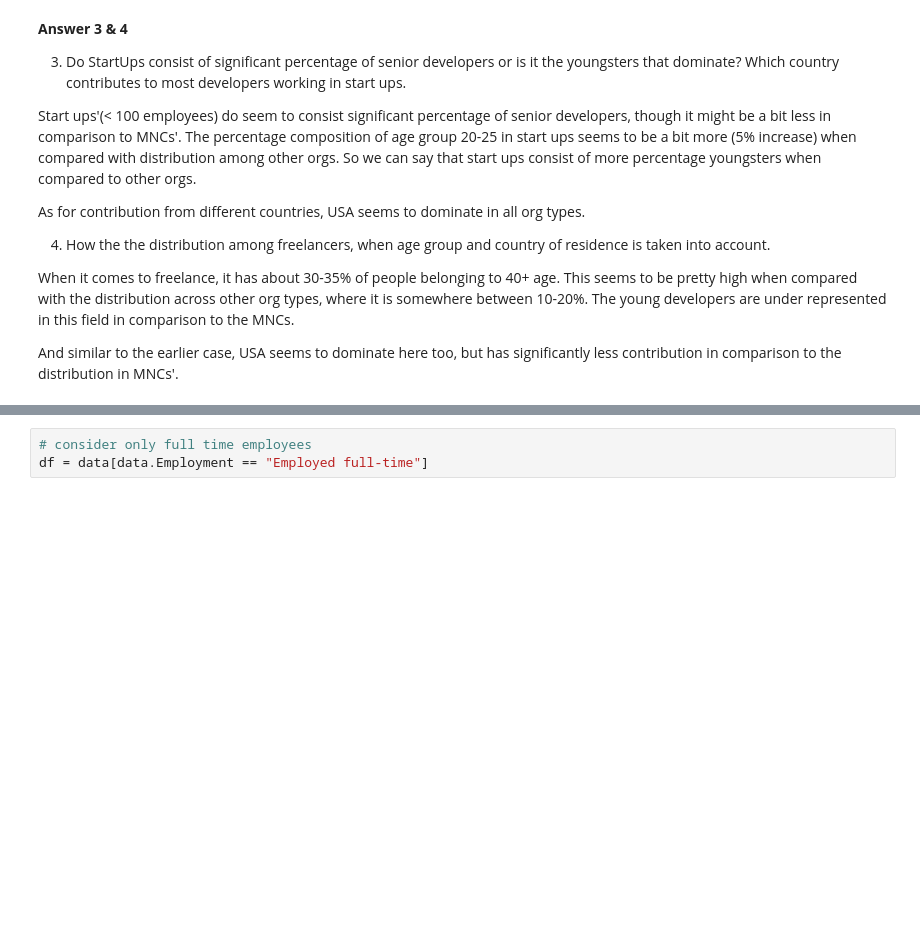
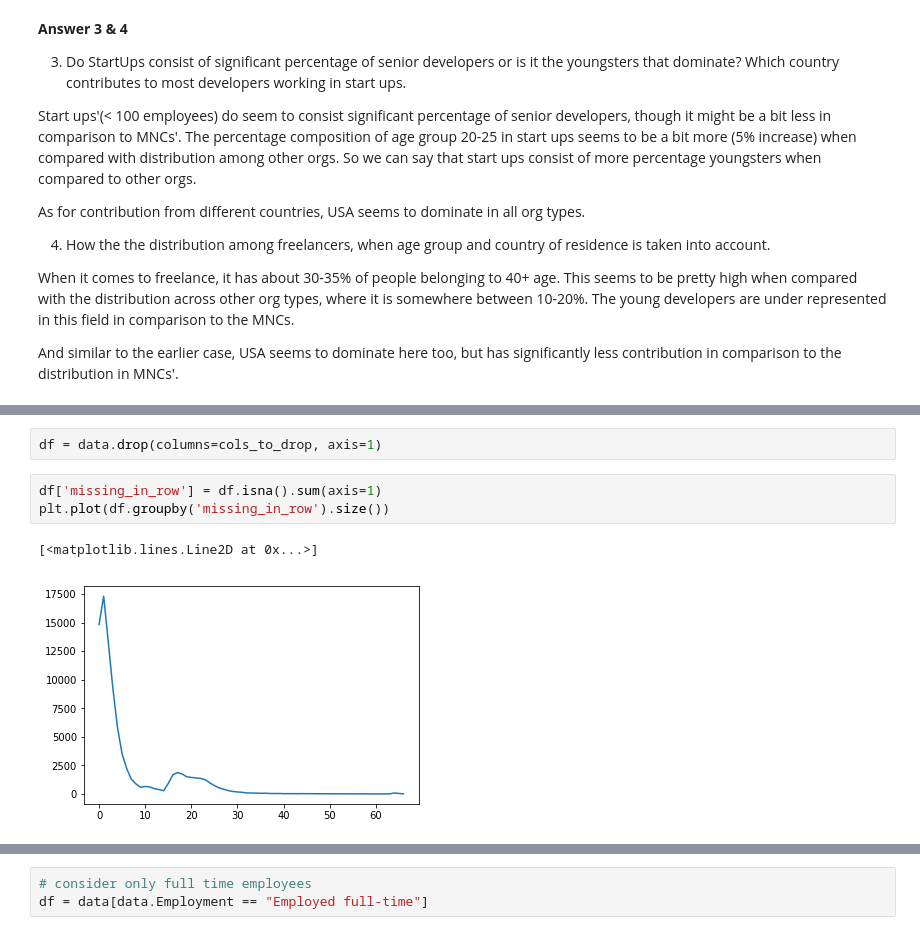
Before and after one commit to basavaraj29/developers-survey, a Jupyter notebook: Developer data Analysis.ipynb, the cells around one changed output, grey strips where cells are left out. Cells and saved outputs as stored; diff of their text form; blank space fills up the shorter version.

```diff
--- a/Developer data Analysis.ipynb
+++ b/Developer data Analysis.ipynb
@@ -399,0 +426,8 @@ And similar to the earlier case, USA seems to dominate here too, but has signifi
+# %%
+df = data.drop(columns=cols_to_drop, axis=1)
+# %%
+df['missing_in_row'] = df.isna().sum(axis=1)
+plt.plot(df.groupby('missing_in_row').size())
+# %% [output]
+[<matplotlib.lines.Line2D at 0x...>]
+[figure, added]
```
Also changed, not shown: parts of 9 cells of this notebook.
